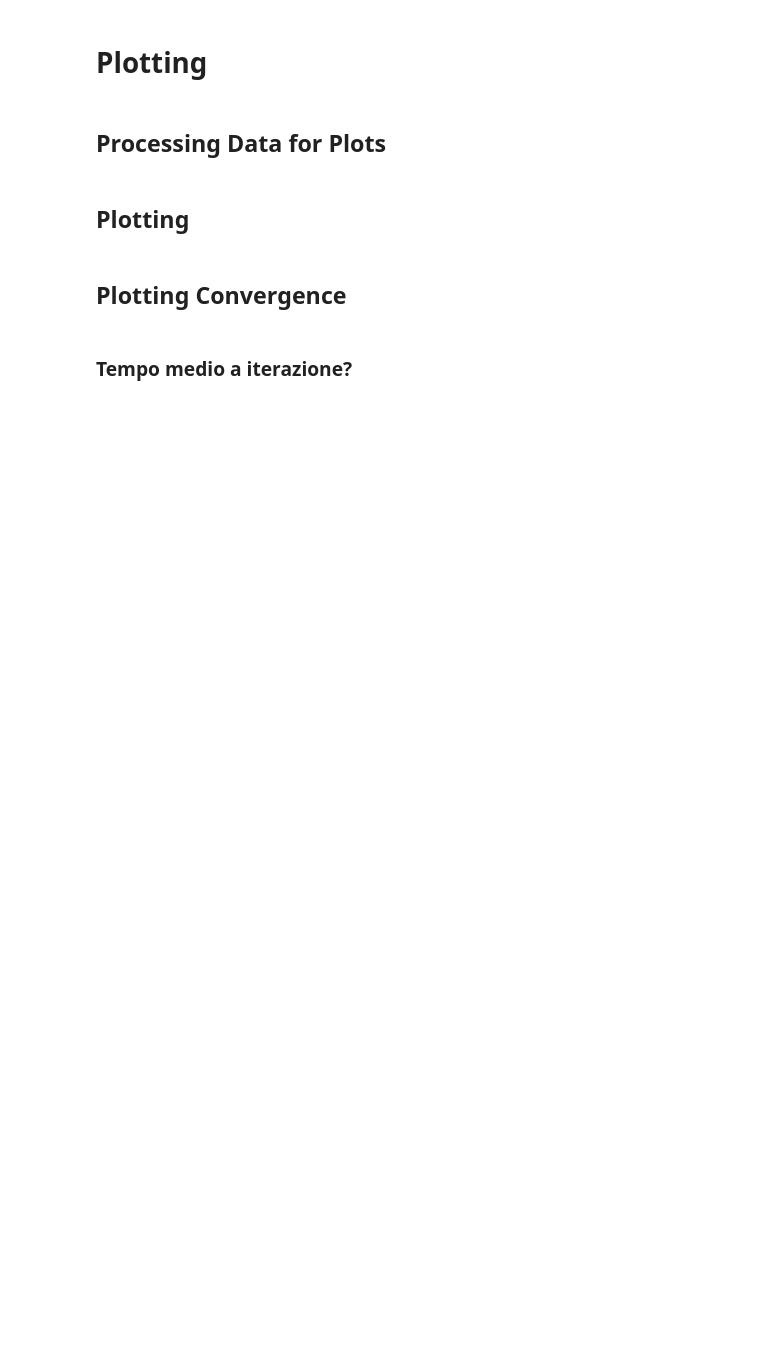
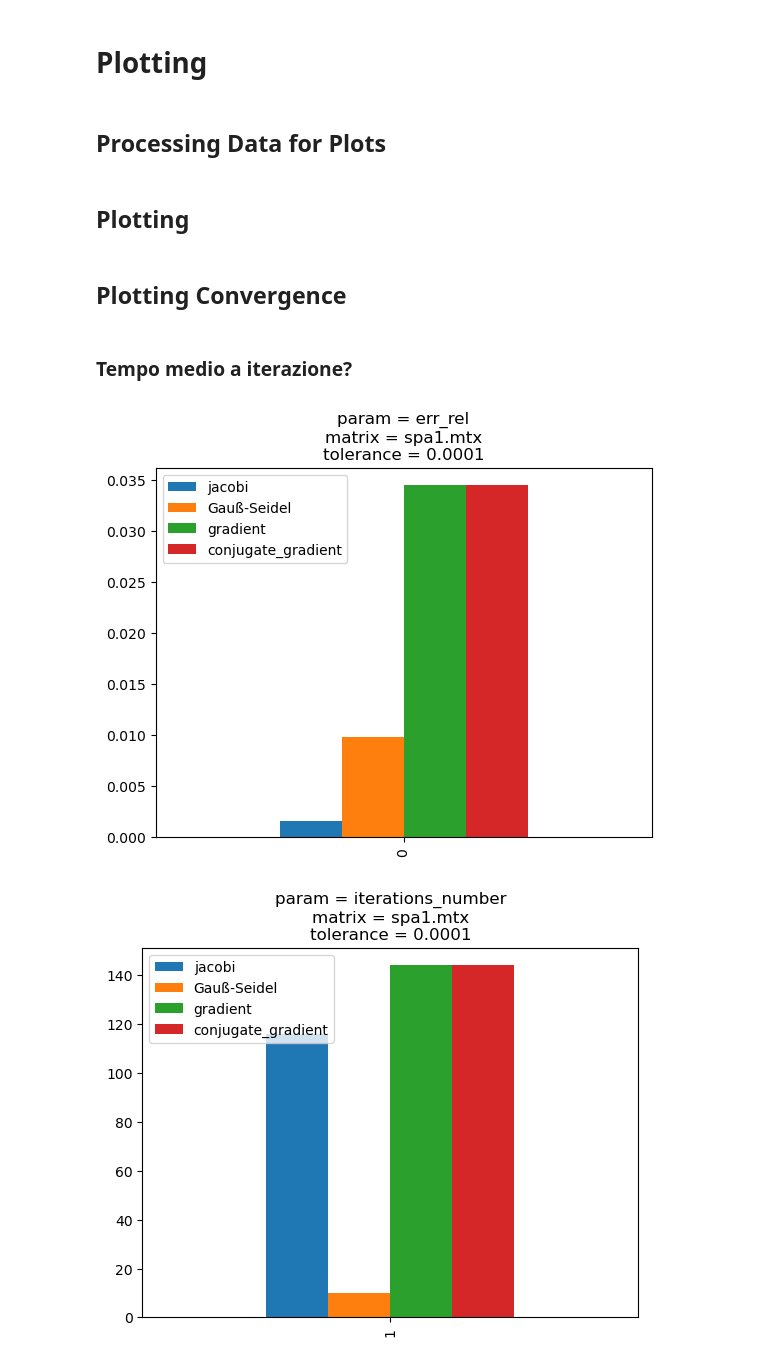
Before and after one commit to SamueleCrispino/iterative-solvers-for-linear-systems, a Jupyter notebook: iterative_solvers_notebook.ipynb, the cells around one changed output. Cells and saved outputs as stored; diff of their text form; code cells hidden in the pictures; blank space fills up the shorter version.

```diff
--- a/iterative_solvers_notebook.ipynb
+++ b/iterative_solvers_notebook.ipynb
@@ -13,5 +13,5 @@ from progetto_bis import main
 # %% [markdown]
 # Execution
 # %%
-exec_data = main(['spa1.mtx'], [10**-4, 10**6])
+exec_data = main(['data/spa1.mtx'], [10**-4, 10**-6])
 # %% [output]
@@ -62,13 +117,15 @@ elapsed_time = 0.07780218124389648
 # %%
 # ['jacobi', 'Gauß-Seidel', 'gradient', 'conjugate_gradient']
 ## ['iterations', 'matrix_dimension', 'tol', 'max_iter', 'err_rel', 'iterations_number', 'elapsed_time']
+PARAMS = ['err_rel', 'iterations_number', 'elapsed_time', 'iteration_time_avg']
+
 def processing_parameters_data(exec_data):
     data_plot = {}
     data_plot['param'] = []
     for method in exec_data.keys():
         data_plot[method] = []
-        for param in ['err_rel', 'iterations_number', 'elapsed_time']:
-            if len(data_plot['param']) < 3:
+        for param in PARAMS:
+            if len(data_plot['param']) < len(PARAMS):
                 data_plot['param'].append(param)
             data_plot[method].append(exec_data[method][param])
 
@@ -80,12 +137,12 @@ def processing_parameters_data(exec_data):
 # %% [markdown]
 ## Plotting
 # %%
-def plotting_params(df_plot):
+def plotting_params(df_plot, matrix, tol):
     for param in df_plot['param'].unique():
 
         df_plot[df_plot['param']== param].plot(kind='bar')
 
-        plt.title(param)
+        plt.title(f"param = {param}\nmatrix = {matrix}\ntolerance = {tol}")
 
         plt.plot()
 # %% [markdown]
@@ -106,2 +165,10 @@ def plotting_convergence(exec_data):
 # %% [markdown]
 ### Tempo medio a iterazione?
+# %%
+for matrix in exec_data.keys():
+    for tol in exec_data[matrix].keys():
+        df_plot = processing_parameters_data(exec_data[matrix][tol])
+        plotting_params(df_plot, matrix, tol)
+# %% [output]
+[figure, added]
+[figure, added]
```
Also changed, not shown: parts of 4 cells of this notebook.
